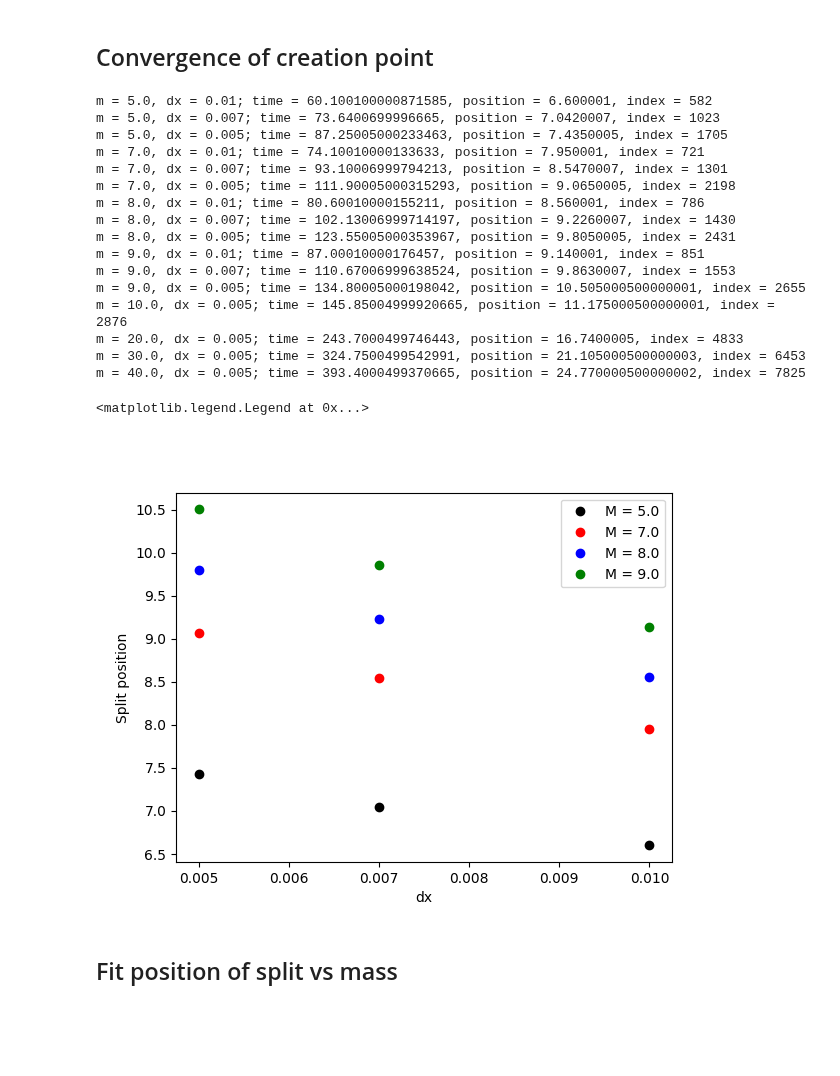
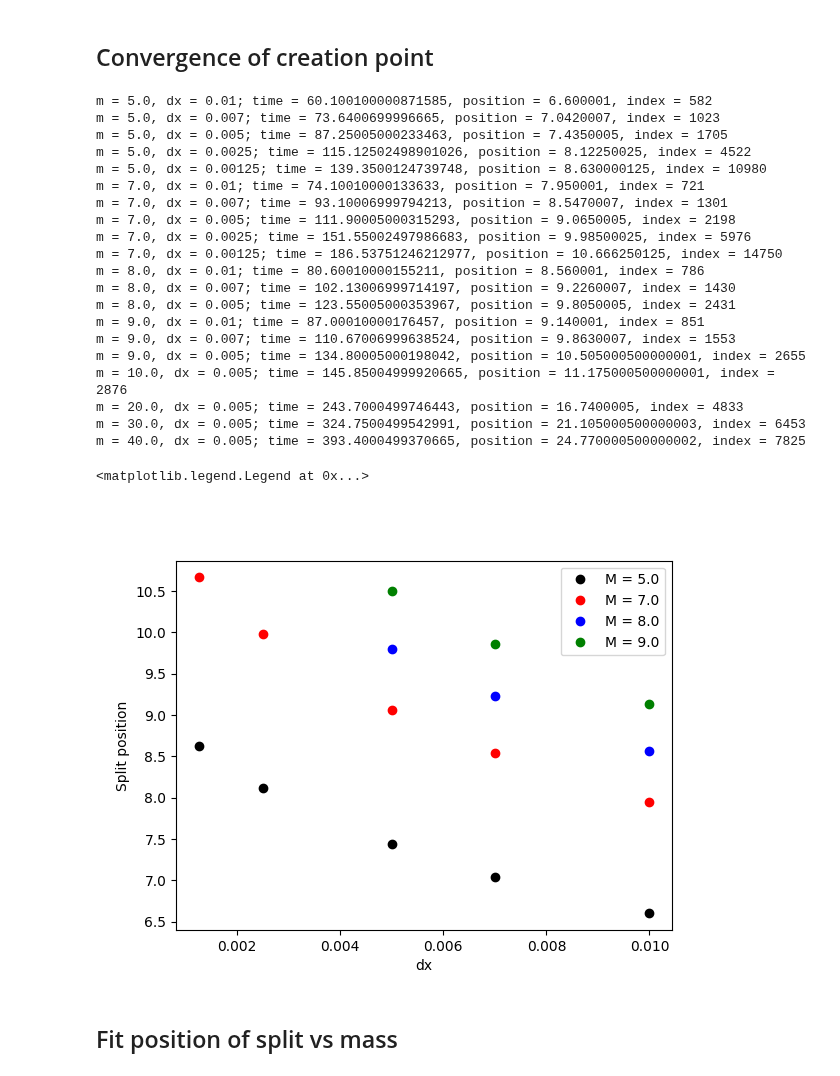
Before and after one commit to LoreCip/LQG-BH-Collapse, a Jupyter notebook: PostProcessing/split.ipynb, the cells around one changed output. Cells and saved outputs as stored; diff of their text form; code cells hidden in the pictures; blank space fills up the shorter version.

```diff
--- a/PostProcessing/split.ipynb
+++ b/PostProcessing/split.ipynb
@@ -110,17 +117,17 @@ for dx in [0.01]:
     except KeyError:
         pass
 
-for dx in [0.01]:
-    try:
-        plt.plot(main_peak1[id][dx][:,0], main_peak1[id][dx][:,1], label = f'Main, {dx = }, patched')
-    except KeyError:
-        pass
+# for dx in [0.01]:
+#     try:
+#         plt.plot(main_peak1[id][dx][:,0], main_peak1[id][dx][:,1], label = f'Main, {dx = }, patched')
+#     except KeyError:
+#         pass
 
-for dx in [0.01]:
-    try:
-        plt.plot(second_peak1[id][dx][:,0], second_peak1[id][dx][:,1], '.-', label = f'Second, {dx = }, patched')
-    except KeyError:
-        pass
+# for dx in [0.01]:
+#     try:
+#         plt.plot(second_peak1[id][dx][:,0], second_peak1[id][dx][:,1], '.-', label = f'Second, {dx = }, patched')
+#     except KeyError:
+#         pass
 
 # plt.plot(third_peak[id][dx][:,0], third_peak[id][dx][:,1], '.-', color = 'b', label = 'Third')
 
@@ -144,6 +151,9 @@ for id in M:
         try:
             for i in range(len(second_peak[id][dx][:,1])):
                 if not np.isnan(second_peak[id][dx][i,1]):
+                    if second_peak[id][dx][i,1] < 1.9:
+                        continue
+
                     print(f'm = {id}, dx = {dx}; time = {second_peak[id][dx][i,0]}, position = {second_peak[id][dx][i,1]}, index = {i}')
                     ddd[id][dx]['first_index'] = i
                     ddd[id][dx]['peaks'] = second_peak[id][dx][i,1]
@@ -155,9 +165,13 @@ for id in M:
 m = 5.0, dx = 0.01; time = 60.100100000871585, position = 6.600001, index = 582
 m = 5.0, dx = 0.007; time = 73.6400699996665, position = 7.0420007, index = 1023
 m = 5.0, dx = 0.005; time = 87.25005000233463, position = 7.4350005, index = 1705
+m = 5.0, dx = 0.0025; time = 115.12502498901026, position = 8.12250025, index = 4522
+m = 5.0, dx = 0.00125; time = 139.3500124739748, position = 8.630000125, index = 10980
 m = 7.0, dx = 0.01; time = 74.10010000133633, position = 7.950001, index = 721
 m = 7.0, dx = 0.007; time = 93.10006999794213, position = 8.5470007, index = 1301
 m = 7.0, dx = 0.005; time = 111.90005000315293, position = 9.0650005, index = 2198
+m = 7.0, dx = 0.0025; time = 151.55002497986683, position = 9.98500025, index = 5976
+m = 7.0, dx = 0.00125; time = 186.53751246212977, position = 10.666250125, index = 14750
 m = 8.0, dx = 0.01; time = 80.60010000155211, position = 8.560001, index = 786
 m = 8.0, dx = 0.007; time = 102.13006999714197, position = 9.2260007, index = 1430
 m = 8.0, dx = 0.005; time = 123.55005000353967, position = 9.8050005, index = 2431
@@ -170,23 +184,26 @@ m = 30.0, dx = 0.005; time = 324.7500499542991, position = 21.105000500000003, i
 m = 40.0, dx = 0.005; time = 393.4000499370665, position = 24.770000500000002, index = 7825
 # %%
 fig = plt.figure()
-color = iter(['k', 'r', 'b', 'g'])
+color = iter(['k', 'r', 'b', 'g', 'c', 'm', 'y'])
 
 for m in M[:4]:
     c = next(color)
-    for dx in dxs:
-        plt.plot(dx, ddd[m][dx]['peaks'], 'o', color = c, label = f"M = {m}")
 
-
+    for dx in ddd[m].keys():
+        try:
+            plt.plot(dx, ddd[m][dx]['peaks'], 'o', color = c, label = f"M = {m}")
+        except:
+            pass
 plt.xlabel('dx')
 plt.ylabel('Split position')
+
 
 handles, labels = plt.gca().get_legend_handles_labels()
 by_label = dict(zip(labels, handles))
 plt.legend(by_label.values(), by_label.keys())
 # %% [output]
 <matplotlib.legend.Legend at 0x...>
-[figure, old version]
+[figure, new version]
 # %% [markdown]
 ## Fit position of split vs mass
 # %%
```
Also changed, not shown: parts of 6 cells of this notebook, 9 other files.
